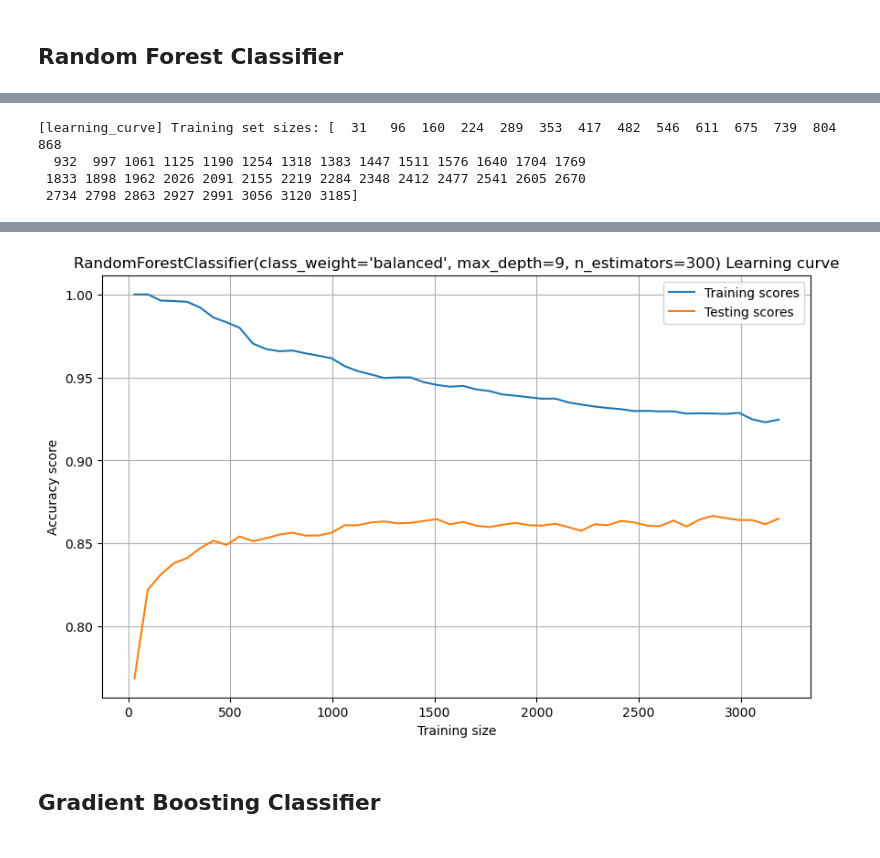
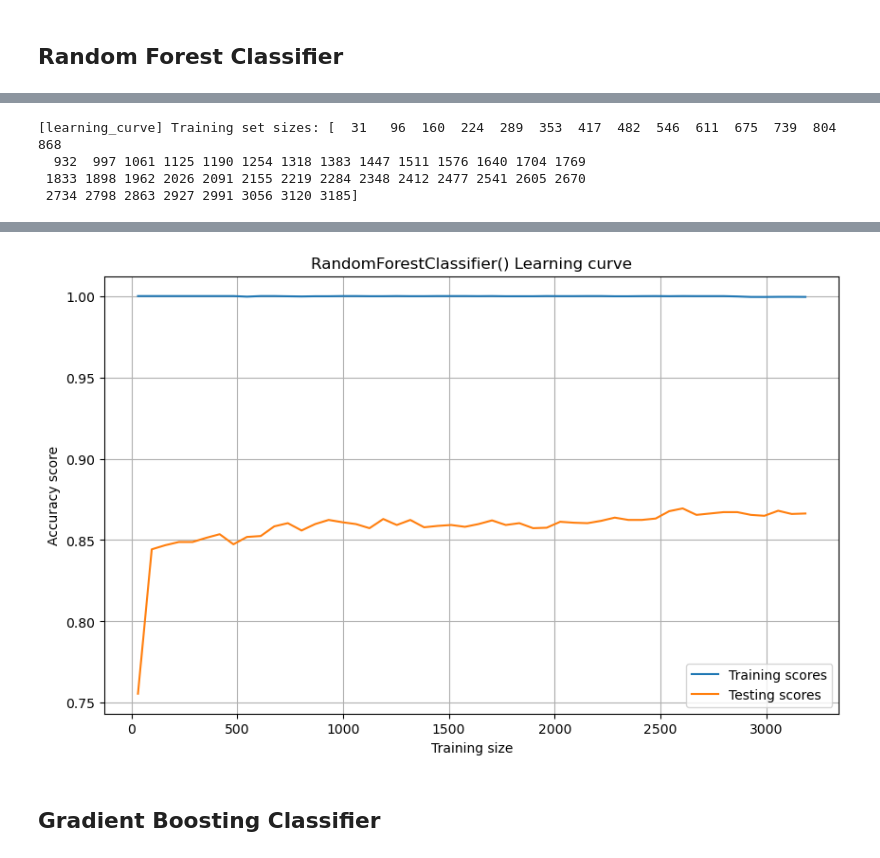
Before and after one commit to ChidiUmeh/3signet-Projects, a Jupyter notebook: week 4 Task/models.ipynb, the cells around one changed output, grey strips where cells are left out. Saved outputs shown, nothing was run; the diff lists cells and outputs as text; code cells hidden in the pictures.

```diff
--- a/week 4 Task/models.ipynb
+++ b/week 4 Task/models.ipynb
@@ -203,8 +143,8 @@ Mean cross-validation score: 0.8476968998575567
 # %%
-dt_p.fit(X_train,y_train)
-dt_train_pred = dt_p.predict(X_train)
-dt_test_pred = dt_p.predict(X_test)
-dt_pred_proba=dt_p.predict_proba(X_test)[:,1]
+dt.fit(X_train,y_train)
+dt_train_pred = dt.predict(X_train)
+dt_test_pred = dt.predict(X_test)
+dt_pred_proba=dt.predict_proba(X_test)[:,1]
 print('training accuracy: ',accuracy_score(dt_train_pred,y_train))
 print('testing accuracy: ',accuracy_score(dt_test_pred,y_test))
 # %% [output]
@@ -304,7 +210,7 @@ Mean cross-validation score: 0.8491077287495399
 # %%
-svm_p.fit(X_train,y_train)
-svm_train_pred = svm_p.predict(X_train)
-svm_test_pred = svm_p.predict(X_test)
+svm.fit(X_train,y_train)
+svm_train_pred = svm.predict(X_train)
+svm_test_pred = svm.predict(X_test)
 print('training accuracy: ',accuracy_score(svm_train_pred,y_train))
 print('testing accuracy: ',accuracy_score(svm_test_pred,y_test))
 # %% [output]
@@ -364,19 +249,2 @@ rf.get_params()
-# %%
-# Checking for the best parameters
-params_rf ={
-    'criterion':['gini', 'entropy', 'log_loss'],
-    'max_features':['sqrt', 'log2', None],
-    'max_depth':np.arange(1,10,1),
-    'n_estimators':np.arange(100,1000,100),
-    'class_weight':['balanced', 'balanced_subsample']
-}
-
-gridrf=RandomizedSearchCV(rf,params_rf, n_iter=100,
-    scoring='accuracy',
-    cv=10,
-    random_state=42,
-    n_jobs=-1)
-gridrf.fit(X_train,y_train)
-gridrf.best_params_
 # %%
 # Performing cross-validation
@@ -397,8 +260,8 @@ Mean cross-validation score: 0.8663449688705367
 # %%
-rf_p.fit(X_train,y_train)
-rf_train_pred = rf_p.predict(X_train)
-rf_test_pred = rf_p.predict(X_test)
-rf_pred_proba=rf_p.predict_proba(X_test)[:,1]
+rf.fit(X_train,y_train)
+rf_train_pred = rf.predict(X_train)
+rf_test_pred = rf.predict(X_test)
+rf_pred_proba=rf.predict_proba(X_test)[:,1]
 print('training accuracy: ',accuracy_score(rf_train_pred,y_train))
 print('testing accuracy: ',accuracy_score(rf_test_pred,y_test))
 # %% [output]
@@ -439,5 +302,5 @@ weighted avg       0.87      0.87      0.87       885
 # %%
-plot_learning_curve(rf_p)
+plot_learning_curve(rf)
 # %% [output]
 [learning_curve] Training set sizes: [  31   96  160  224  289  353  417  482  546  611  675  739  804  868
   932  997 1061 1125 1190 1254 1318 1383 1447 1511 1576 1640 1704 1769
@@ -448,4 +311,4 @@ plot_learning_curve(rf_p)
-[figure, old version]
+[figure, new version]
 # %% [markdown]
 ## Gradient Boosting Classifier
 # %%
```
Also changed, not shown: parts of 39 cells of this notebook, 6 other files.
